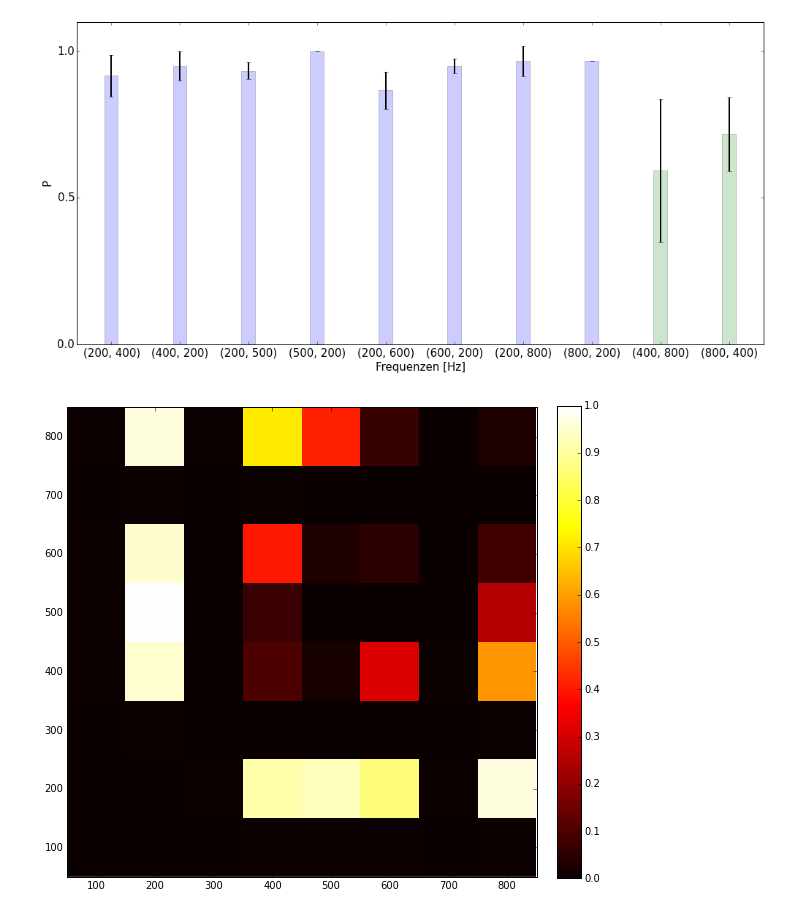
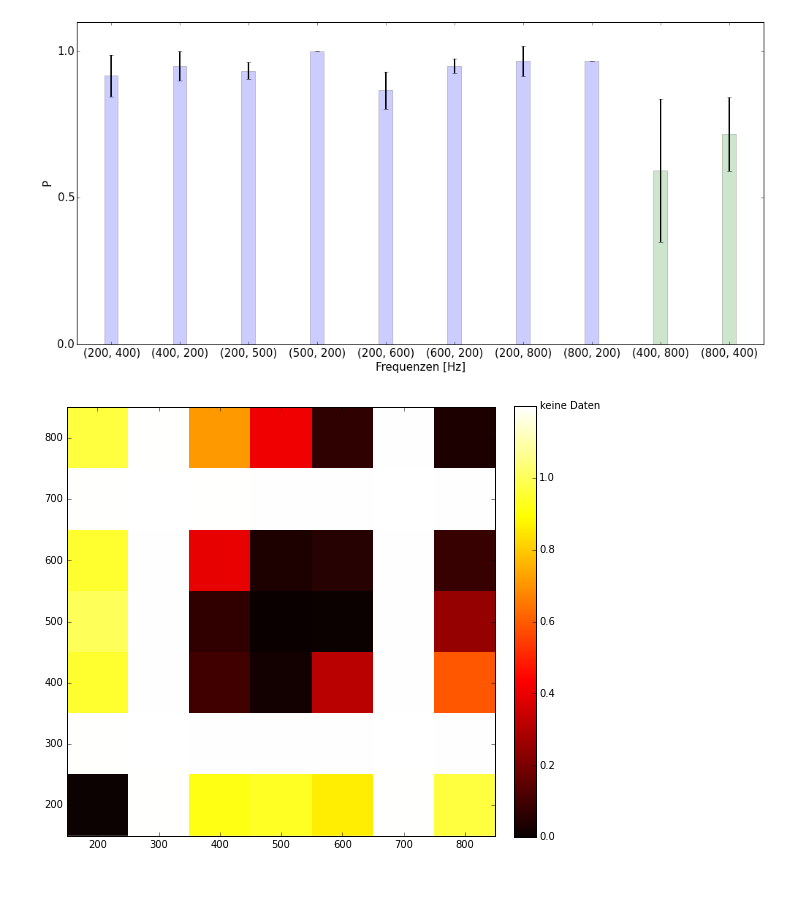
Before and after one commit to wachtlerlab/RWeiss, a Jupyter notebook: Auswertung_all_means.ipynb, the cells around one changed output. Drawn from its saved outputs; the diff is of its cells as text; code cells hidden in the pictures; blank space fills up the shorter version.

Commit message:
changed heatmap

```diff
--- a/Auswertung_all_means.ipynb
+++ b/Auswertung_all_means.ipynb
@@ -261,19 +260,20 @@ plt.tight_layout()
 [figure]
 # %%
 d_3d[500,500] = [10,0]
-u = [100*i for i in range(1,9)]
-heatmap = zeros((8,8))
+u = [100*i for i in range(2,9)]
+heatmap = zeros((7,7))
 for i,freq1 in enumerate(u):
     for j,freq2 in enumerate(u):
         try:
             heatmap[i,j] = float(d_3d[freq1,freq2][1])/d_3d[freq1,freq2][0]
         except KeyError:
-            heatmap[i,j] = 0
+            heatmap[i,j] = 1.2
 
 f, p = plt.subplots(1, figsize=(8,8))
-im = imshow(heatmap, cmap='hot', interpolation='none', extent=(50,850,50,850), origin='lower')
-plt.colorbar(im,fraction=0.046,pad=0.04)
+im = imshow(heatmap, cmap='hot', interpolation='none', extent=(150,850,150,850), origin='lower')
+cbar = plt.colorbar(im,fraction=0.046,pad=0.04,ticks=[0.0,.2,.4,.6,.8,1.0,1.2])
+cbar.ax.set_yticklabels([0.0,.2,.4,.6,.8,1.0,'keine Daten'])
 plt.tight_layout()
-plt.savefig("/Users/robinweiss/Documents/Studium/Physik/Bachelorarbeit/figures/heatmap.pdf", dpi=f.dpi)
+#plt.savefig("/Users/robinweiss/Documents/Studium/Physik/Bachelorarbeit/figures/heatmap.png", dpi=f.dpi)
 # %% [output]
-[figure, old version]
+[figure, new version]
```
Also changed, not shown: parts of 1 cell of this notebook, 2 other files.
